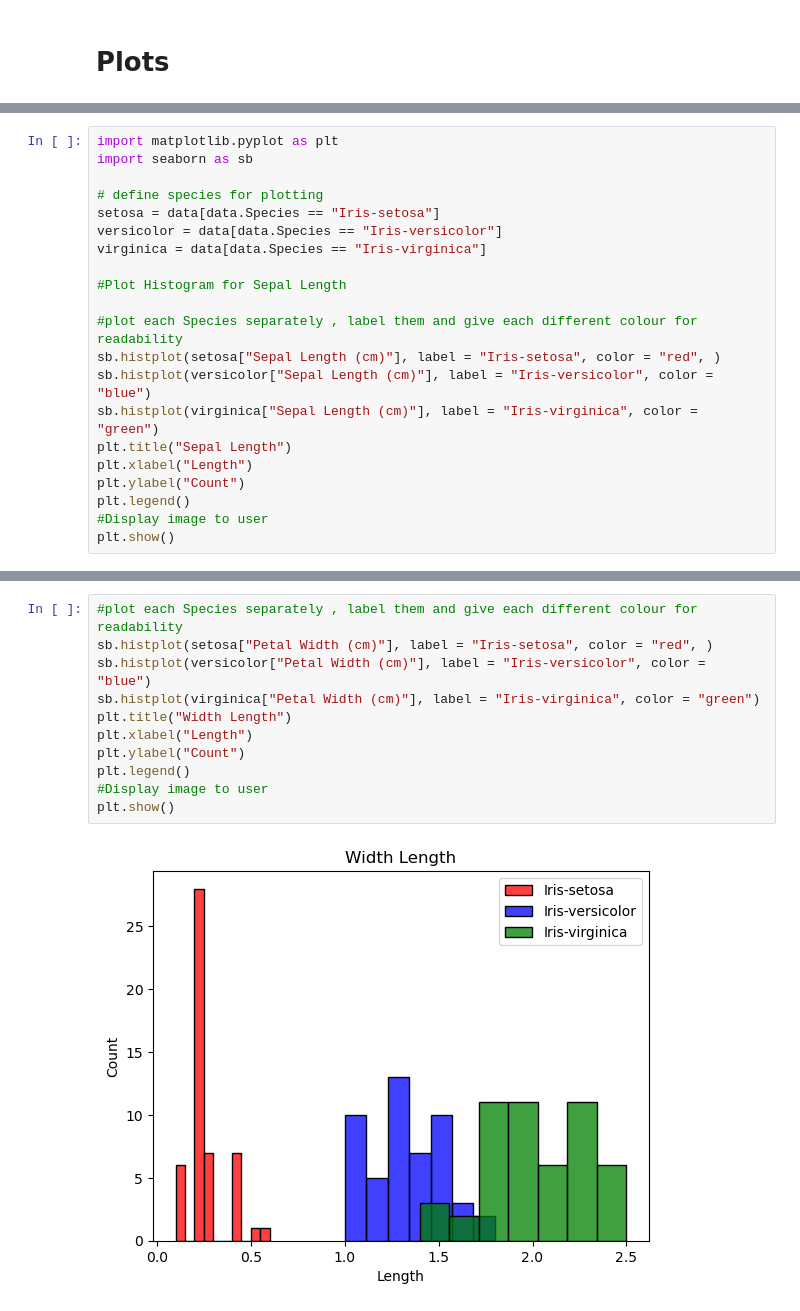
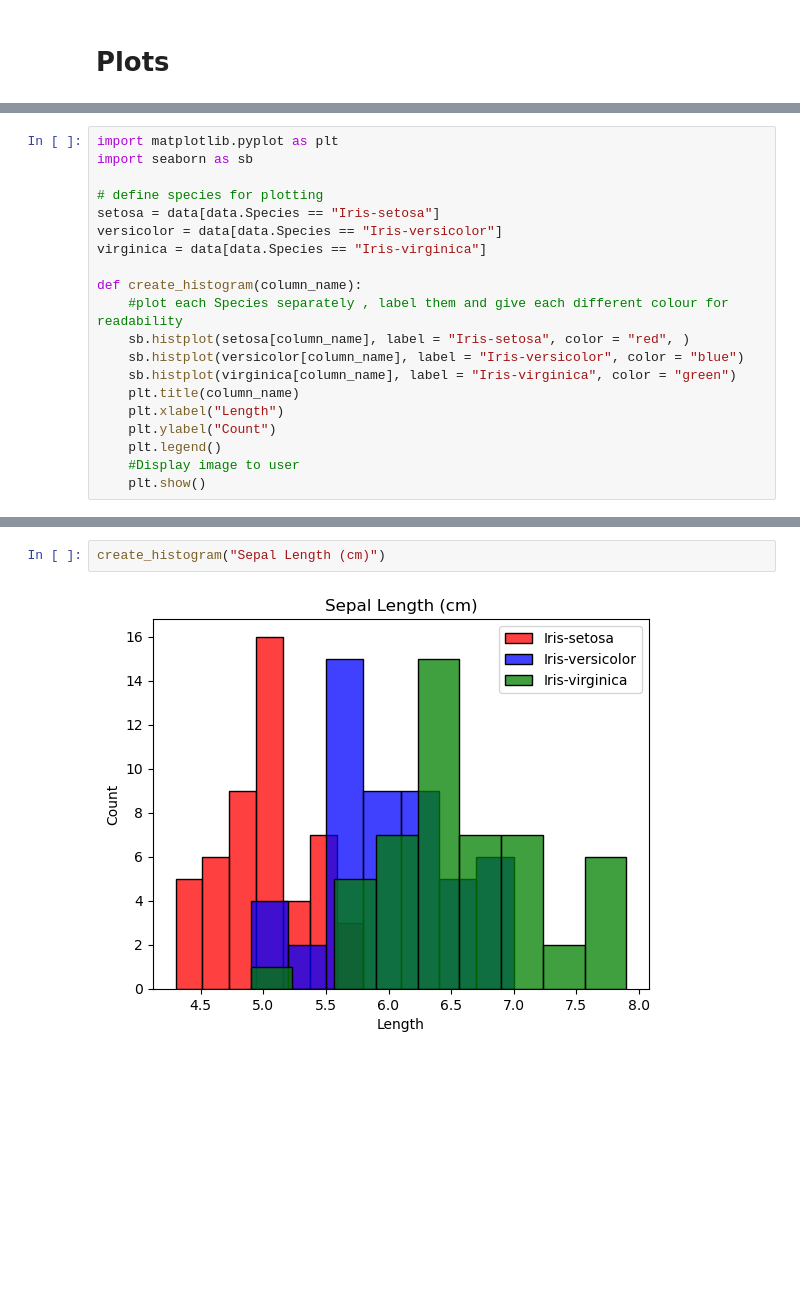
Before and after one commit to frankquinn89/Fundamentals_of_Data_Analysis, a Jupyter notebook: project.ipynb, the cells around one changed output, grey strips where cells are left out. Cells and saved outputs as stored; diff of their text form; blank space fills up the shorter version.

Commit message:
created generic function to create histogram

```diff
--- a/project.ipynb
+++ b/project.ipynb
@@ -121,15 +123,14 @@ setosa = data[data.Species == "Iris-setosa"]
 versicolor = data[data.Species == "Iris-versicolor"]
 virginica = data[data.Species == "Iris-virginica"]
 
-#Plot Histogram for Sepal Length
-
-#plot each Species separately , label them and give each different colour for readability
-sb.histplot(setosa["Sepal Length (cm)"], label = "Iris-setosa", color = "red", )
-sb.histplot(versicolor["Sepal Length (cm)"], label = "Iris-versicolor", color = "blue")
-sb.histplot(virginica["Sepal Length (cm)"], label = "Iris-virginica", color = "green")
-plt.title("Sepal Length")
-plt.xlabel("Length")
-plt.ylabel("Count")
-plt.legend()
-#Display image to user
-plt.show()
+def create_histogram(column_name):
+    #plot each Species separately , label them and give each different colour for readability
+    sb.histplot(setosa[column_name], label = "Iris-setosa", color = "red", )
+    sb.histplot(versicolor[column_name], label = "Iris-versicolor", color = "blue")
+    sb.histplot(virginica[column_name], label = "Iris-virginica", color = "green")
+    plt.title(column_name)
+    plt.xlabel("Length")
+    plt.ylabel("Count")
+    plt.legend()
+    #Display image to user
+    plt.show()
@@ -164,13 +137,4 @@ plt.show()
-# %%
-#plot each Species separately , label them and give each different colour for readability
-sb.histplot(setosa["Petal Width (cm)"], label = "Iris-setosa", color = "red", )
-sb.histplot(versicolor["Petal Width (cm)"], label = "Iris-versicolor", color = "blue")
-sb.histplot(virginica["Petal Width (cm)"], label = "Iris-virginica", color = "green")
-plt.title("Width Length")
-plt.xlabel("Length")
-plt.ylabel("Count")
-plt.legend()
-#Display image to user
-plt.show()
-# %% [output]
-[figure, removed]
+# %%
+create_histogram("Sepal Length (cm)")
+# %% [output]
+[figure, added]
```
Also changed, not shown: parts of 7 cells of this notebook.
